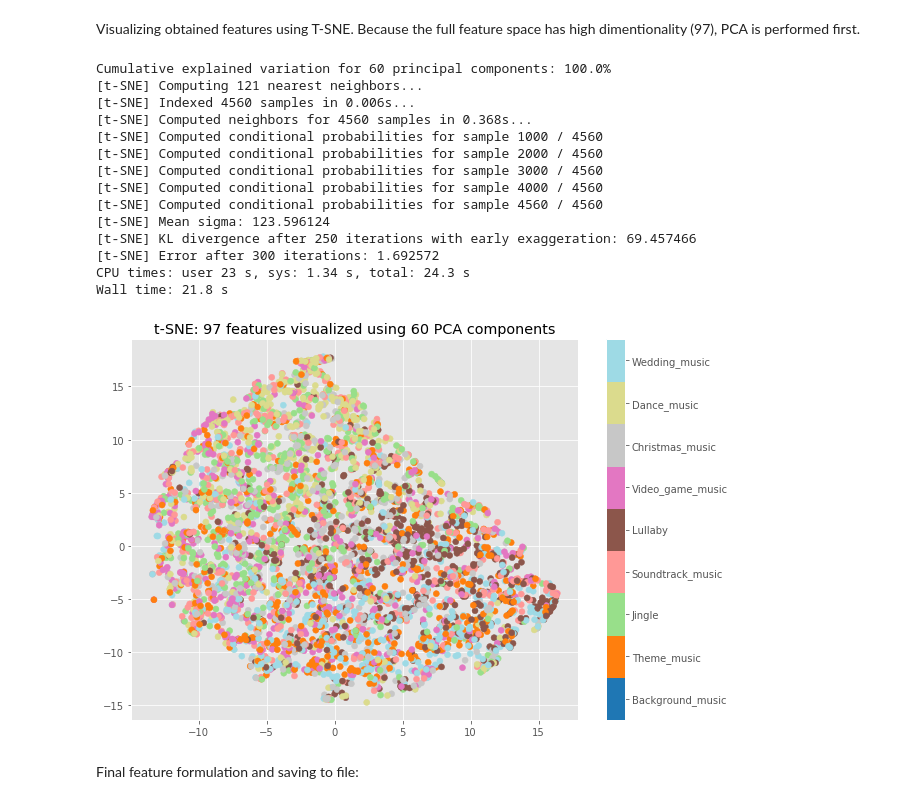
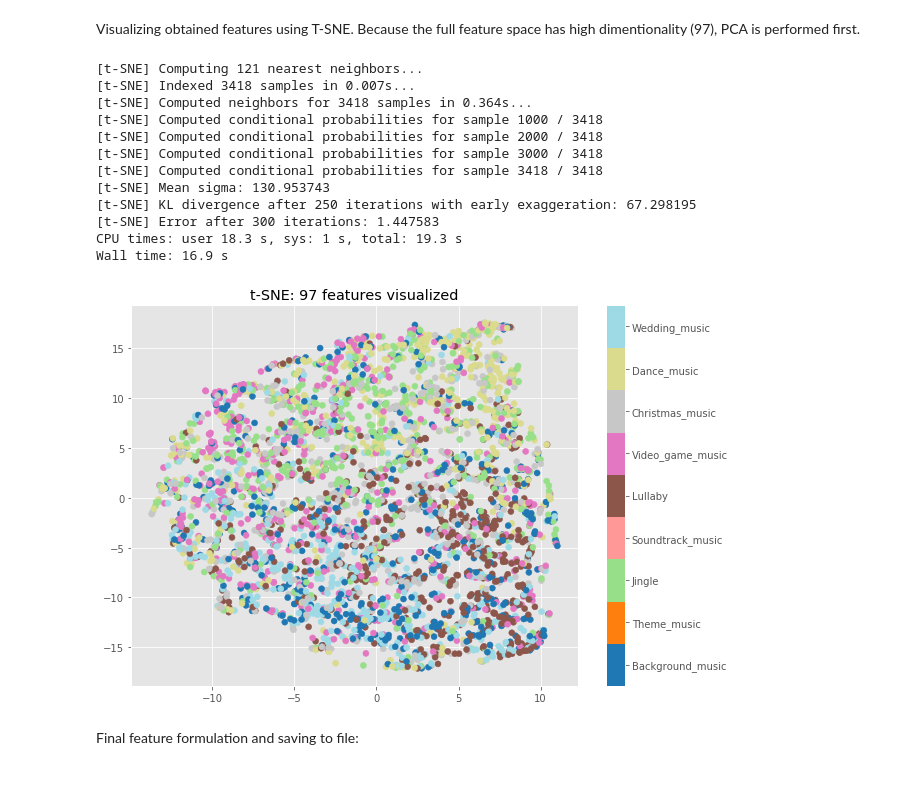
Before and after one commit to jonasgerne/audioset-role, a Jupyter notebook: 4.2 feature_extraction and visualization.ipynb, the cells around one changed output. Saved outputs shown, nothing was run; the diff lists cells and outputs as text; code cells hidden in the pictures.

```diff
--- a/4.2 feature_extraction and visualization.ipynb
+++ b/4.2 feature_extraction and visualization.ipynb
@@ -31,19 +31,20 @@ python logging library.  To get more (or less) logging output:
 WAV_DIR = 'wav_files/'
 wav_files = os.listdir(WAV_DIR)[:]   # originally only 10 files were used
 # %%
+num_win = 2
 col_names = ['file_name', 'signal_mean', 'signal_std', 'signal_skew', 'signal_kurtosis',
              'zcr_mean', 'zcr_std', 'rmse_mean', 'rmse_std', 'tempo',
              'spectral_centroid_mean', 'spectral_centroid_std',
              'spectral_bandwidth_2_mean', 'spectral_bandwidth_2_std',
              'spectral_bandwidth_3_mean', 'spectral_bandwidth_3_std',
              'spectral_bandwidth_4_mean', 'spectral_bandwidth_4_std'] + \
-            ['spectral_contrast_' + str(i+1) + '_mean' for i in range(7)] + \
-            ['spectral_contrast_' + str(i+1) + '_std' for i in range(7)] + \
+            ['spectral_contrast_' + str(i+1) + '_mean' for i in range(7 * num_win)] + \
+            ['spectral_contrast_' + str(i+1) + '_std' for i in range(7 * num_win)] + \
             ['spectral_rolloff_mean', 'spectral_rolloff_std'] + \
-            ['mfccs_' + str(i+1) + '_mean' for i in range(20)] + \
-            ['mfccs_' + str(i+1) + '_std' for i in range(20)] + \
-            ['chroma_stft_' + str(i+1) + '_mean' for i in range(12)] + \
-            ['chroma_stft_' + str(i+1) + '_std' for i in range(12)]
+            ['mfccs_' + str(i+1) + '_mean' for i in range(20 * num_win)] + \
+            ['mfccs_' + str(i+1) + '_std' for i in range(20 * num_win)] + \
+            ['chroma_stft_' + str(i+1) + '_mean' for i in range(12 * num_win)] + \
+            ['chroma_stft_' + str(i+1) + '_std' for i in range(12 * num_win)]
 
 df = pd.DataFrame(columns=col_names)
 # %%
@@ -110,6 +120,7 @@ for f in tqdm(wav_files[:]):    # originally only 10 files were used
 # %% [markdown]
 ## Remove vague classes
 # %%
+df = df_archive
 print (df.shape)
 label_dict = {  'Background_music':0,
     'Theme_music':1,
@@ -121,14 +132,15 @@ label_dict = {  'Background_music':0,
     'Dance_music':7,
     'Wedding_music':8}
     # 'Birthday_music':9}
-to_remove = [0]
 
+to_remove = [0, 1, 3]
 df['label'] = df['file_name'].apply(lambda x: label_dict[x[:-4].split('_', 1)[1]])
-
 for l in to_remove:
     df = df[df['label'] != l]
 
-# del(df['label'])
+#df = df.reset_index(drop=True)   # set index back to sequential
+
+#del(df['label'])
 print (df.shape)
 
 df.head()
@@ -151,56 +165,43 @@ Visualizing obtained features using T-SNE. Because the full feature space has hi
 
 n_comp = 60
 
-pca = PCA(n_components=n_comp)
-pca_result = pca.fit_transform(df[df.columns[1:-1]].values)
+#pca = PCA(n_components=n_comp)
+#pca_result = pca.fit_transform(df[df.columns[1:-1]].values)
 
-print ('Cumulative explained variation for ' + str(n_comp) + ' principal components: '
-       + str(round(np.sum(pca.explained_variance_ratio_), 4)*100) + '%')
+#print ('Cumulative explained variation for ' + str(n_comp) + ' principal components: '
+       #+ str(round(np.sum(pca.explained_variance_ratio_), 4)*100) + '%')
 
 tsne = TSNE(n_components=2, verbose=1, perplexity=40, n_iter=300)
-tsne_results = tsne.fit_transform(pca_result) # exclude name column
+tsne_results = tsne.fit_transform(df[df.columns[1:-1]].values)
 # %% [output]
-Cumulative explained variation for 60 principal components: 100.0%
 [t-SNE] Computing 121 nearest neighbors...
-[t-SNE] Indexed 4560 samples in 0.006s...
-[t-SNE] Computed neighbors for 4560 samples in 0.368s...
-[t-SNE] Computed conditional probabilities for sample 1000 / 4560
-[t-SNE] Computed conditional probabilities for sample 2000 / 4560
-[t-SNE] Computed conditional probabilities for sample 3000 / 4560
-[t-SNE] Computed conditional probabilities for sample 4000 / 4560
-[t-SNE] Computed conditional probabilities for sample 4560 / 4560
-[t-SNE] Mean sigma: 123.596124
-[t-SNE] KL divergence after 250 iterations with early exaggeration: 69.457466
-[t-SNE] Error after 300 iterations: 1.692572
-CPU times: user 23 s, sys: 1.34 s, total: 24.3 s
-Wall time: 21.8 s
+[t-SNE] Indexed 3418 samples in 0.007s...
+[t-SNE] Computed neighbors for 3418 samples in 0.364s...
+[t-SNE] Computed conditional probabilities for sample 1000 / 3418
+[t-SNE] Computed conditional probabilities for sample 2000 / 3418
+[t-SNE] Computed conditional probabilities for sample 3000 / 3418
+[t-SNE] Computed conditional probabilities for sample 3418 / 3418
+[t-SNE] Mean sigma: 130.953743
+[t-SNE] KL divergence after 250 iterations with early exaggeration: 67.298195
+[t-SNE] Error after 300 iterations: 1.447583
+CPU times: user 18.3 s, sys: 1 s, total: 19.3 s
+Wall time: 16.9 s
 # %%
-label_dict = {  'Background_music':0,
-                'Theme_music':1,
-                'Jingle':2,
-                'Soundtrack_music':3,
-                'Lullaby':4,
-                'Video_game_music':5,
-                'Christmas_music':6,
-                'Dance_music':7,
-                'Wedding_music':8}
-# df['label'] = df['file_name'].apply(lambda x: label_dict[x[:-4].split('_', 1)[1]])
-
 df_tsne = df.copy()
 df_tsne['x-tsne'] = tsne_results[:,0]
 df_tsne['y-tsne'] = tsne_results[:,1]
 
 plt.figure(figsize=(10,7))
-plt.title('t-SNE: 97 features visualized using ' + str(n_comp) + ' PCA components')
+plt.title('t-SNE: 97 features visualized')  # using ' + str(n_comp) + ' PCA components'
 plot = plt.scatter(df_tsne['x-tsne'], df_tsne['y-tsne'], c=df_tsne['label'], cmap=plt.cm.get_cmap("tab20", 9))
 cbar = plt.colorbar(ticks=range(9))
 cbar.set_ticklabels(list(label_dict.keys()))
 
 plt.clim(-0.5, 8.5)
 
 plt.show()
 # %% [output]
-[figure, old version]
+[figure, new version]
 # %% [markdown]
 Final feature formulation and saving to file:
 # %%
```
Also changed, not shown: parts of 4 cells of this notebook, 10 other files.
